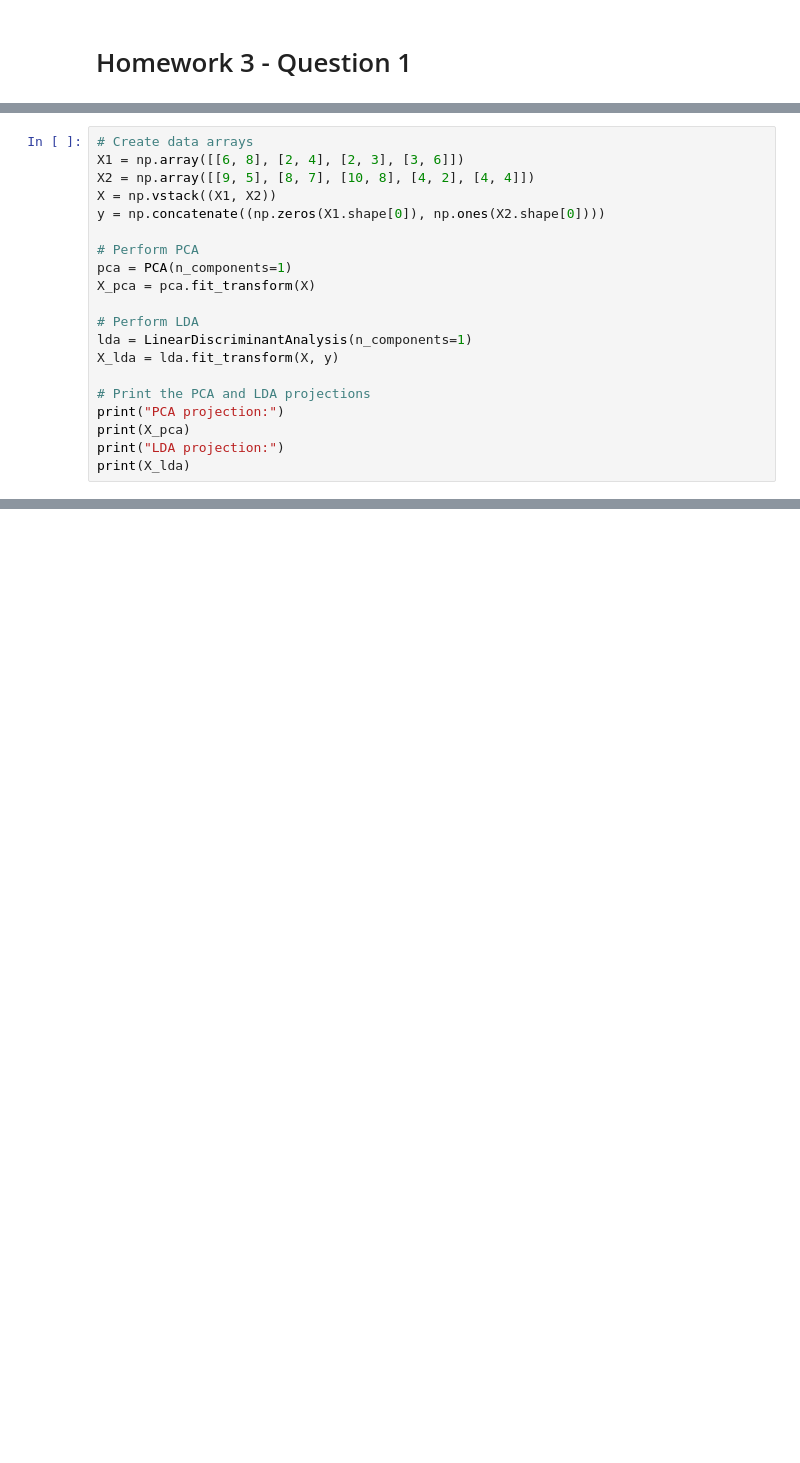
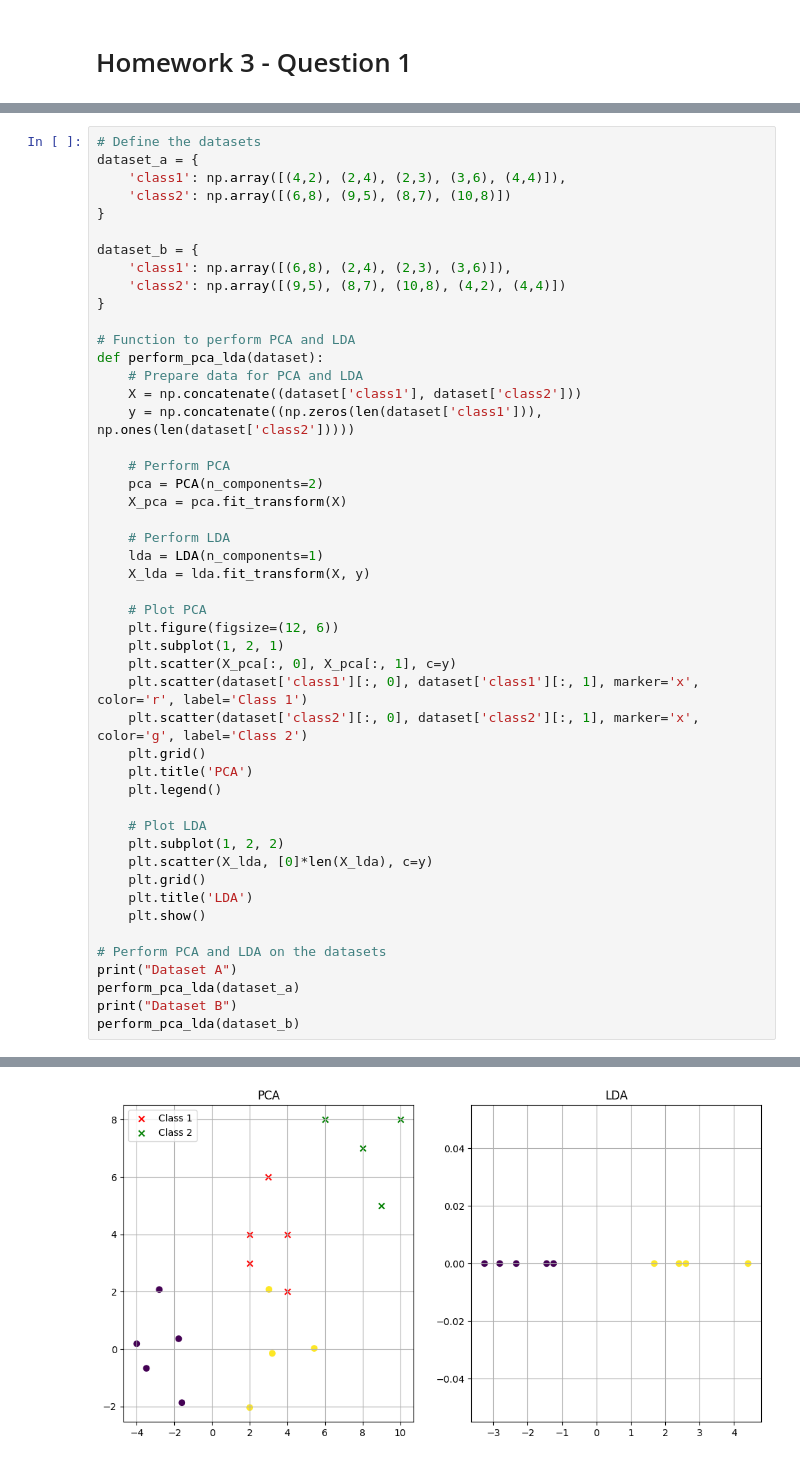
Before and after one commit to ChagataiDuru/CS304-IntroAI-CollabNotebooks, a Jupyter notebook: CS304_HW3_Question1.ipynb, the cells around one changed output, grey strips where cells are left out. Cells and saved outputs as stored; diff of their text form; blank space fills up the shorter version.

```diff
--- a/CS304_HW3_Question1.ipynb
+++ b/CS304_HW3_Question1.ipynb
@@ -125,20 +31,0 @@ Repeat the steps from part (a) for the new set of samples provided for classes $
-# %%
-# Create data arrays
-X1 = np.array([[6, 8], [2, 4], [2, 3], [3, 6]])
-X2 = np.array([[9, 5], [8, 7], [10, 8], [4, 2], [4, 4]])
-X = np.vstack((X1, X2))
-y = np.concatenate((np.zeros(X1.shape[0]), np.ones(X2.shape[0])))
-
-# Perform PCA
-pca = PCA(n_components=1)
-X_pca = pca.fit_transform(X)
-
-# Perform LDA
-lda = LinearDiscriminantAnalysis(n_components=1)
-X_lda = lda.fit_transform(X, y)
-
-# Print the PCA and LDA projections
-print("PCA projection:")
-print(X_pca)
-print("LDA projection:")
-print(X_lda)
@@ -186,0 +32,49 @@ plt.show()
+# %%
+# Define the datasets
+dataset_a = {
+    'class1': np.array([(4,2), (2,4), (2,3), (3,6), (4,4)]),
+    'class2': np.array([(6,8), (9,5), (8,7), (10,8)])
+}
+
+dataset_b = {
+    'class1': np.array([(6,8), (2,4), (2,3), (3,6)]),
+    'class2': np.array([(9,5), (8,7), (10,8), (4,2), (4,4)])
+}
+
+# Function to perform PCA and LDA
+def perform_pca_lda(dataset):
+    # Prepare data for PCA and LDA
+    X = np.concatenate((dataset['class1'], dataset['class2']))
+    y = np.concatenate((np.zeros(len(dataset['class1'])), np.ones(len(dataset['class2']))))
+
+    # Perform PCA
+    pca = PCA(n_components=2)
+    X_pca = pca.fit_transform(X)
+
+    # Perform LDA
+    lda = LDA(n_components=1)
+    X_lda = lda.fit_transform(X, y)
+
+    # Plot PCA
+    plt.figure(figsize=(12, 6))
+    plt.subplot(1, 2, 1)
+    plt.scatter(X_pca[:, 0], X_pca[:, 1], c=y)
+    plt.scatter(dataset['class1'][:, 0], dataset['class1'][:, 1], marker='x', color='r', label='Class 1')
+    plt.scatter(dataset['class2'][:, 0], dataset['class2'][:, 1], marker='x', color='g', label='Class 2')
+    plt.grid()
+    plt.title('PCA')
+    plt.legend()
+
+    # Plot LDA
+    plt.subplot(1, 2, 2)
+    plt.scatter(X_lda, [0]*len(X_lda), c=y)
+    plt.grid()
+    plt.title('LDA')
+    plt.show()
+
+# Perform PCA and LDA on the datasets
+print("Dataset A")
+perform_pca_lda(dataset_a)
+print("Dataset B")
+perform_pca_lda(dataset_b)
+# %% [output]
@@ -186,0 +82 @@ plt.show()
+[figure, added]
```
Also changed, not shown: parts of 9 cells of this notebook.
